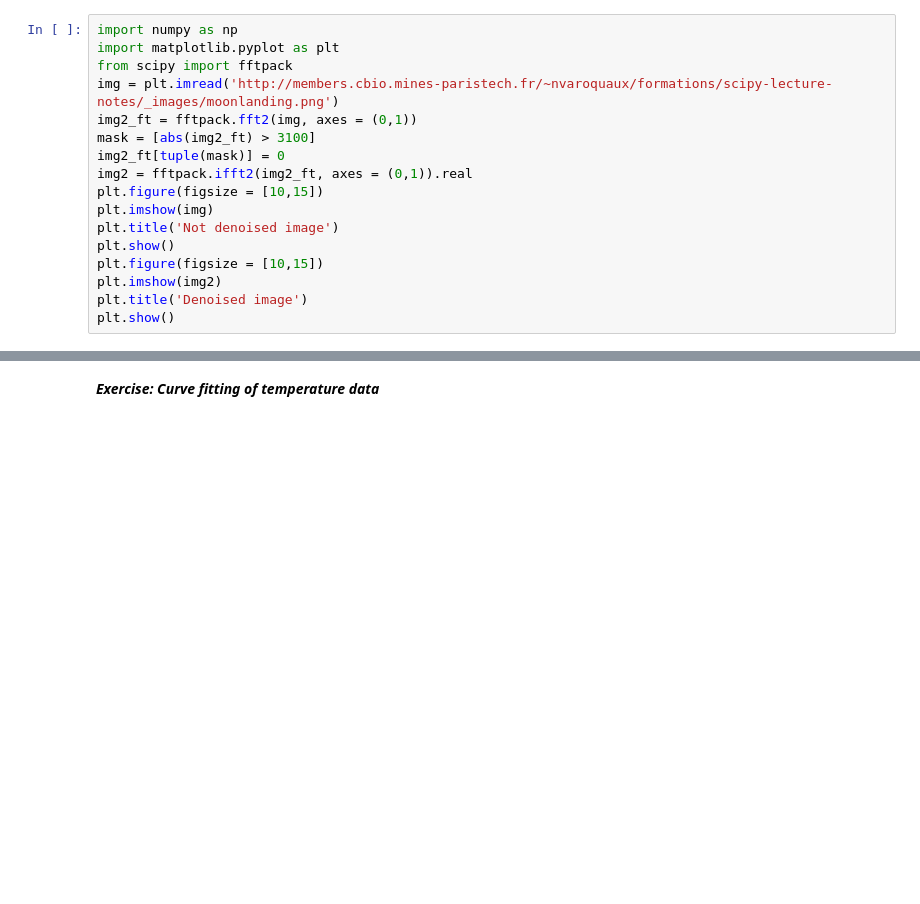
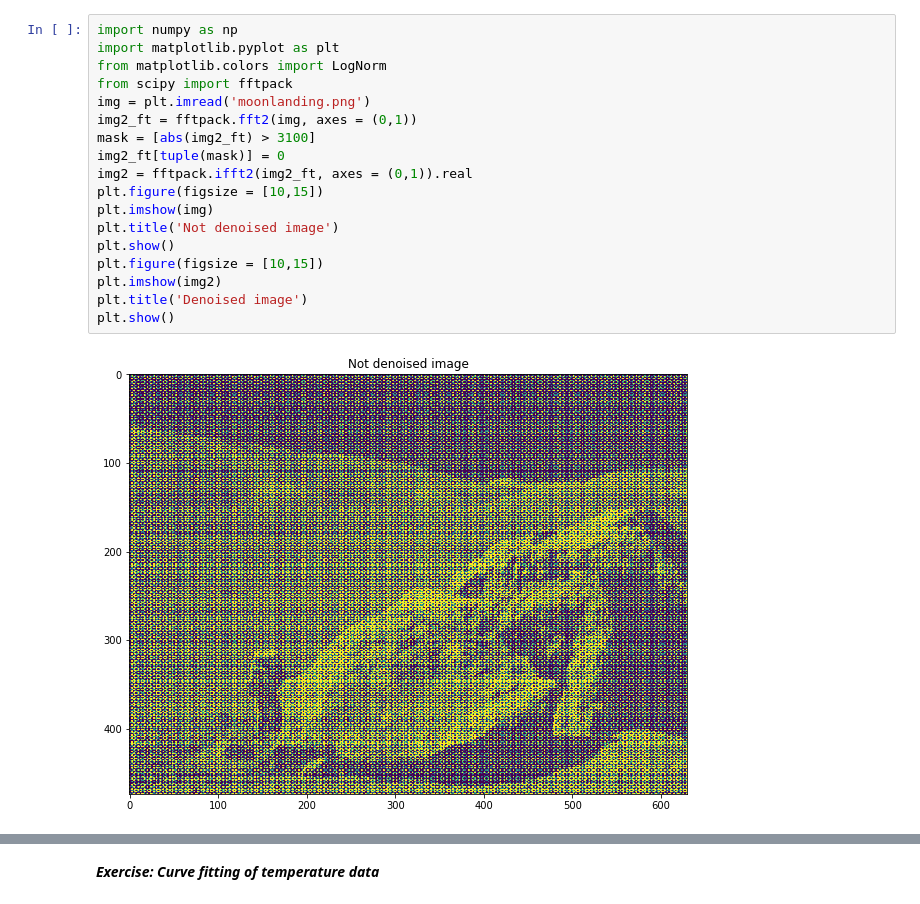
Before and after one commit to liverpoolfc98/MirmominovRM, a Jupyter notebook: docs/Homework6.ipynb, the cells around one changed output, grey strips where cells are left out. Drawn from its saved outputs; the diff is of its cells as text; blank space fills up the shorter version.

```diff
--- a/docs/Homework6.ipynb
+++ b/docs/Homework6.ipynb
@@ -1,17 +1,20 @@
 # %%
 import numpy as np
 import matplotlib.pyplot as plt
+from matplotlib.colors import LogNorm
 from scipy import fftpack
-img = plt.imread('http://members.cbio.mines-paristech.fr/~nvaroquaux/formations/scipy-lecture-notes/_images/moonlanding.png')
+img = plt.imread('moonlanding.png')
 img2_ft = fftpack.fft2(img, axes = (0,1))
 mask = [abs(img2_ft) > 3100]
 img2_ft[tuple(mask)] = 0
 img2 = fftpack.ifft2(img2_ft, axes = (0,1)).real
 plt.figure(figsize = [10,15])
 plt.imshow(img)
 plt.title('Not denoised image')
 plt.show()
 plt.figure(figsize = [10,15])
 plt.imshow(img2)
 plt.title('Denoised image')
 plt.show()
+# %% [output]
+[figure, added]
```
Also changed, not shown: parts of 14 cells of this notebook, 1 other file.
